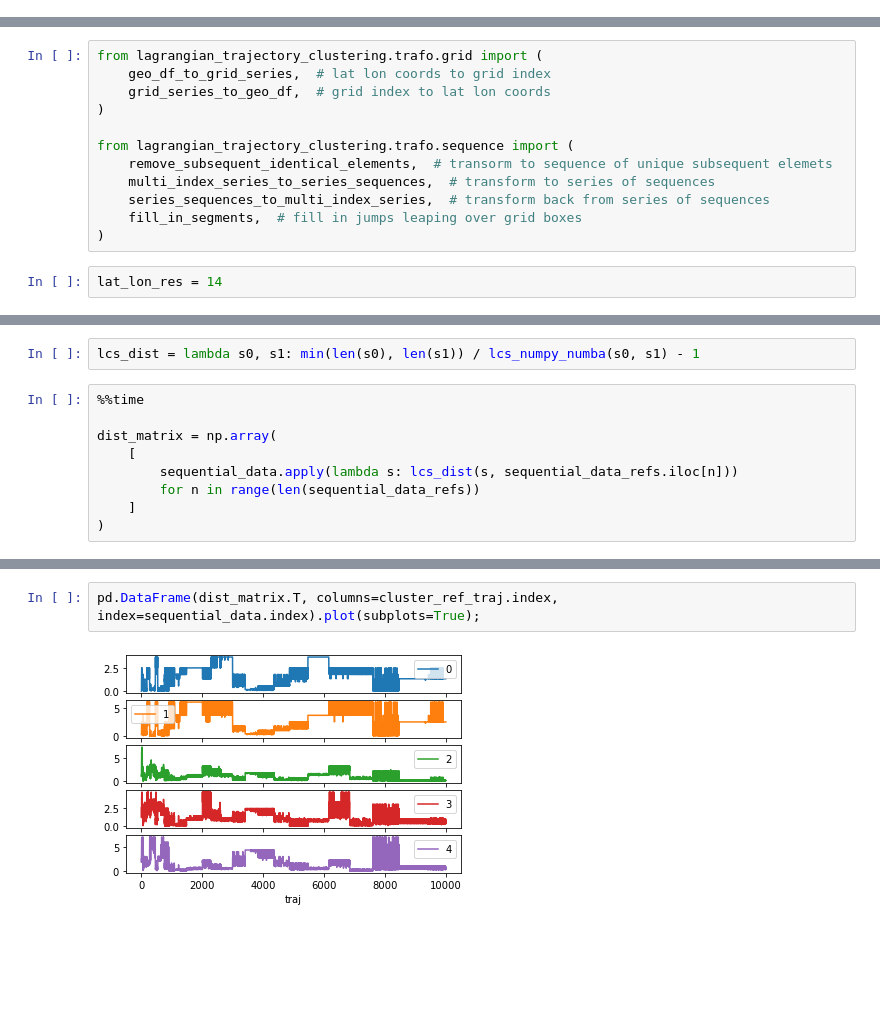
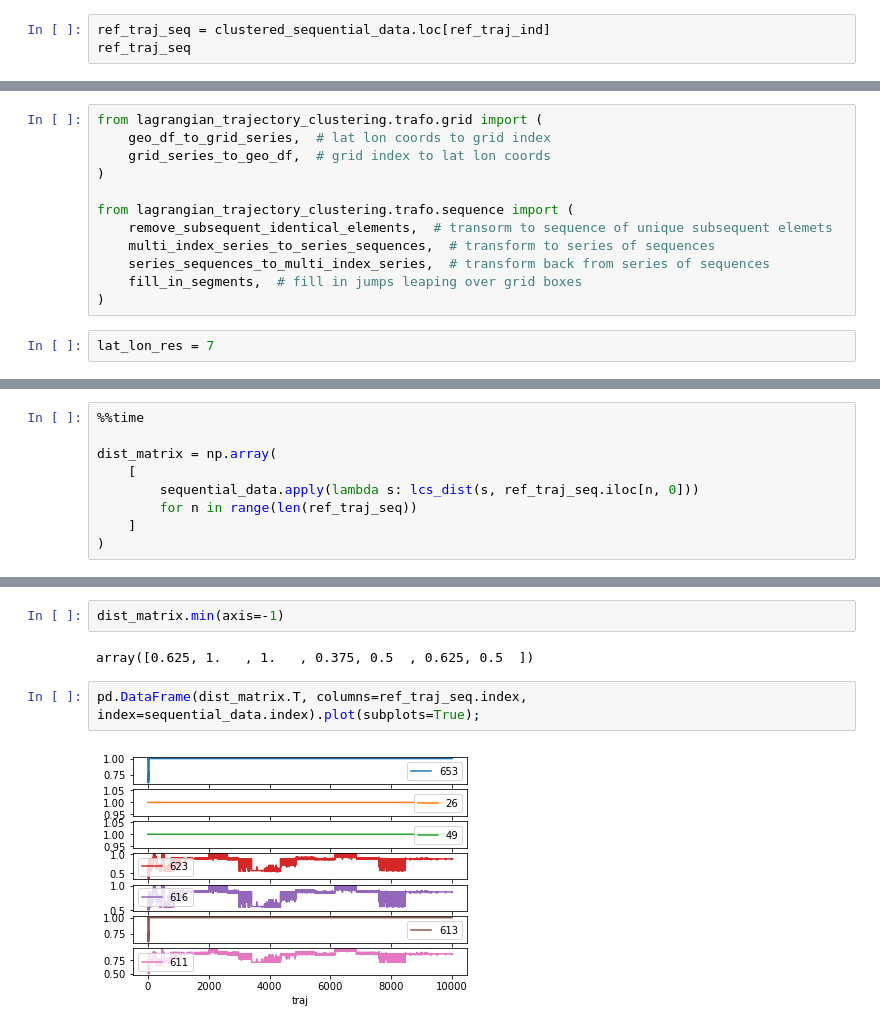
Before and after one commit to willirath/lagrangian_trajectory_clustering, a Jupyter notebook: notebooks/2022-06-26_labelling_other_trajs.ipynb, the cells around one changed output, grey strips where cells are left out. Cells and saved outputs as stored; diff of their text form; blank space fills up the shorter version.

```diff
--- a/notebooks/2022-06-26_labelling_other_trajs.ipynb
+++ b/notebooks/2022-06-26_labelling_other_trajs.ipynb
@@ -37,0 +206,3 @@ Name: traj, dtype: int64
+# %%
+ref_traj_seq = clustered_sequential_data.loc[ref_traj_ind]
+ref_traj_seq
@@ -110,7 +293,7 @@ from lagrangian_trajectory_clustering.trafo.sequence import (
     fill_in_segments,  # fill in jumps leaping over grid boxes
 )
 # %%
-lat_lon_res = 14
+lat_lon_res = 7
 # %%
 lat_num = int(180 // (abs(raw_data.latitude.max() - raw_data.latitude.min()) / lat_lon_res) + 1)
 lon_num = int(360 // (abs(raw_data.longitude.max() - raw_data.longitude.min()) / lat_lon_res) + 1)
@@ -222,12 +389,10 @@ import numpy as np
-# %%
-lcs_dist = lambda s0, s1: min(len(s0), len(s1)) / lcs_numpy_numba(s0, s1) - 1
 # %%
 %%time
 
 dist_matrix = np.array(
     [
-        sequential_data.apply(lambda s: lcs_dist(s, sequential_data_refs.iloc[n]))
-        for n in range(len(sequential_data_refs))
+        sequential_data.apply(lambda s: lcs_dist(s, ref_traj_seq.iloc[n, 0]))
+        for n in range(len(ref_traj_seq))
     ]
 )
 # %% [output]
@@ -240,7 +443,11 @@ dist_matrix.shape
+# %%
+dist_matrix.min(axis=-1)
+# %% [output]
+array([0.625, 1.   , 1.   , 0.375, 0.5  , 0.625, 0.5  ])
 # %%
-pd.DataFrame(dist_matrix.T, columns=cluster_ref_traj.index, index=sequential_data.index).plot(subplots=True);
+pd.DataFrame(dist_matrix.T, columns=ref_traj_seq.index, index=sequential_data.index).plot(subplots=True);
 # %% [output]
-[figure, old version]
+[figure, new version]
 # %%
 label = pd.Series(cluster_ref_traj.index[dist_matrix.argmin(axis=0)], index=sequential_data.index, name="label")
 display(label)
```
Also changed, not shown: parts of 39 cells of this notebook, 1 other file.
